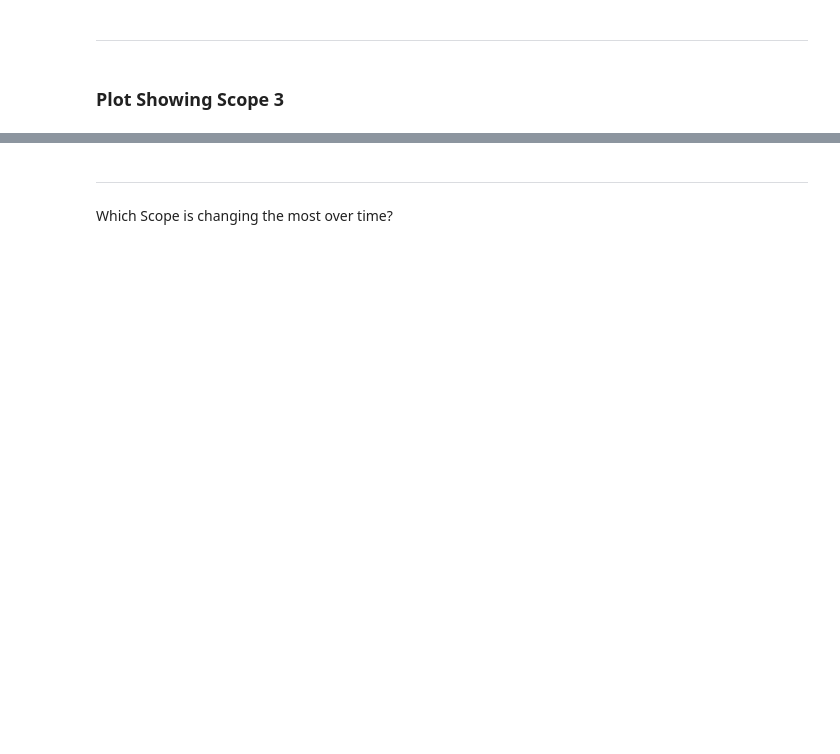
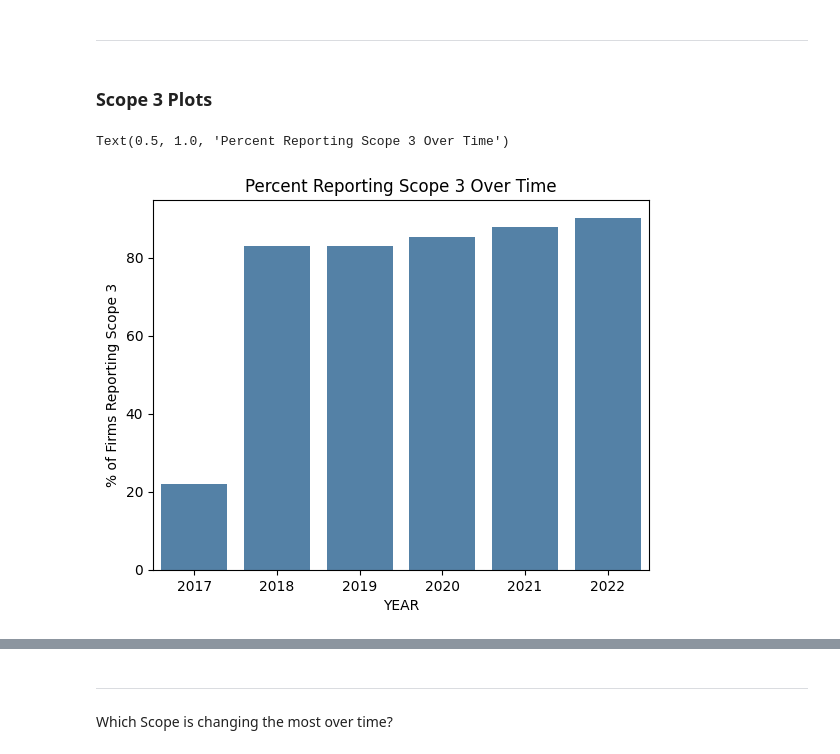
Before and after one commit to zcjanin/decarbonization-2024, a Jupyter notebook: Charts.ipynb, the cells around one changed output, grey strips where cells are left out. Saved outputs shown, nothing was run; the diff lists cells and outputs as text; code cells hidden in the pictures; blank space fills up the shorter version.

```diff
--- a/Charts.ipynb
+++ b/Charts.ipynb
@@ -224,4 +216,28 @@ plt.show();
 # %% [markdown]
 ---
 # %% [markdown]
-### Plot Showing Scope 3
+### Scope 3 Plots
+# %%
+# bar chart for each year showing percentage reporting scope 3
+# 1 if they reported 0 if nan
+
+reported = []
+for i in sectors['SCOPE 3'].values:
+    if np.isnan(i):
+        reported.append(0)
+    else:
+        reported.append(1)
+
+
+sectors['SCOPE 3 Reported'] = reported
+# %%
+scope3 = sectors.groupby('YEAR')[['SCOPE 3 Reported']].sum().reset_index()
+scope3['SCOPE 3 Reported'] = (scope3['SCOPE 3 Reported'] / 41) * 100
+scope3['SCOPE 3 Reported'] = scope3['SCOPE 3 Reported'].round(2)
+scope3
+sns.barplot(scope3, x='YEAR', y='SCOPE 3 Reported', color='steelblue')
+plt.ylabel('% of Firms Reporting Scope 3')
+plt.title('Percent Reporting Scope 3 Over Time')
+# %% [output]
+Text(0.5, 1.0, 'Percent Reporting Scope 3 Over Time')
+[figure, added]
```
Also changed, not shown: parts of 11 cells of this notebook, 1 other file.
